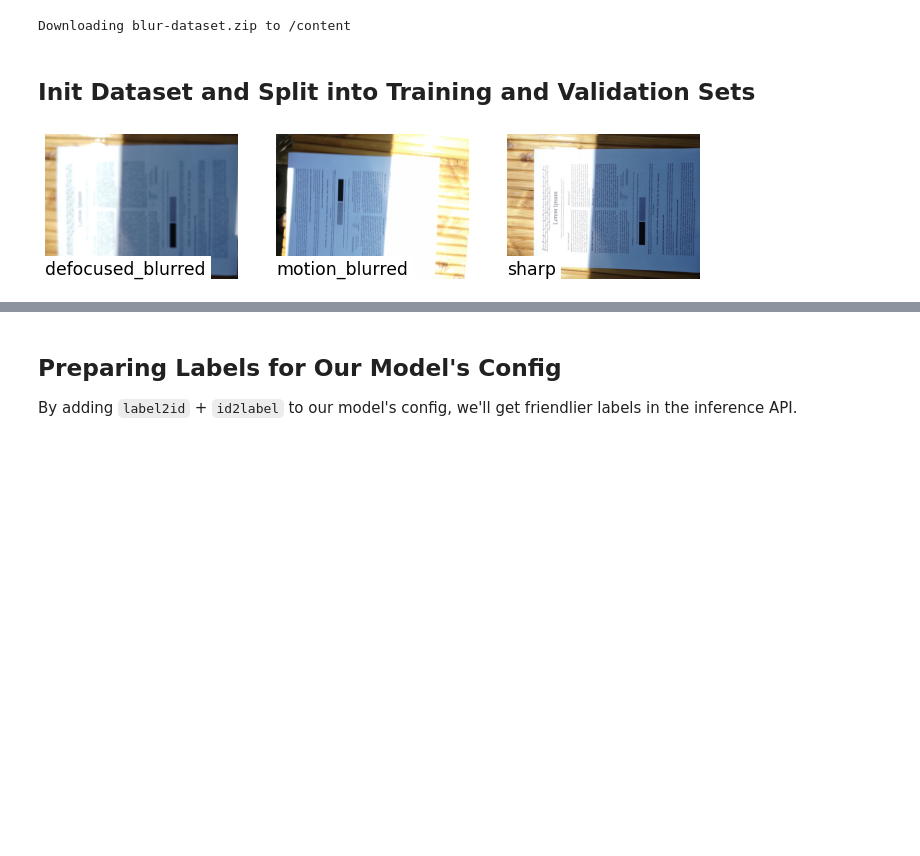
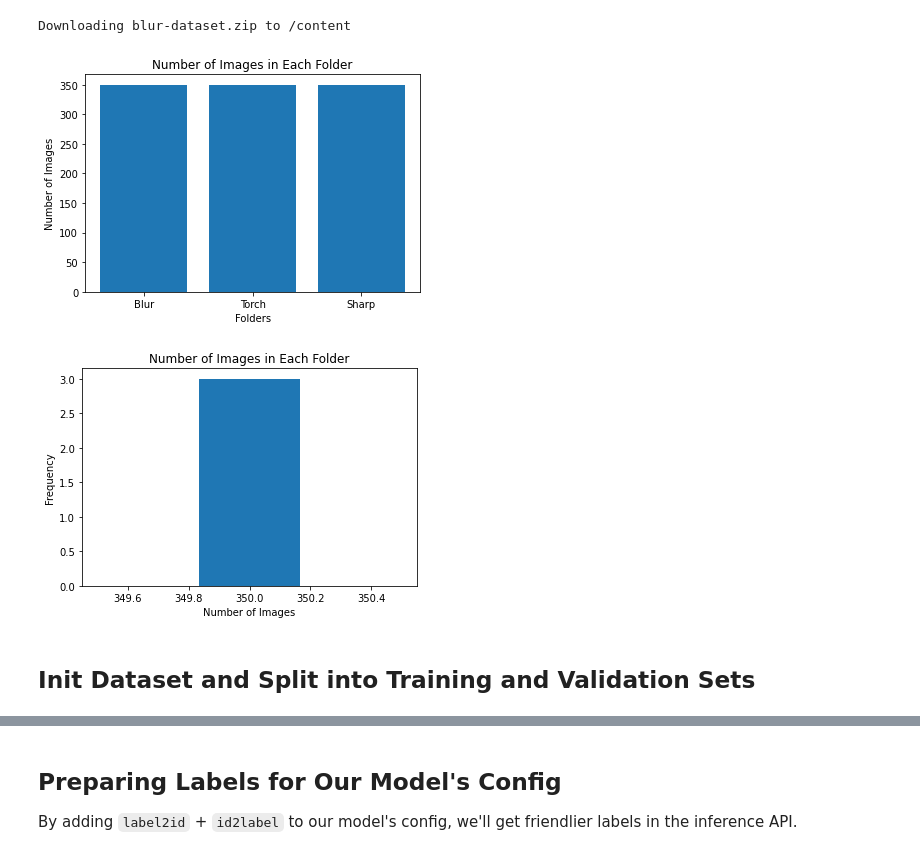
Before and after one commit to KLAU-S/Zummit-InfoLabs-Intern, a Jupyter notebook: ZAF/Multi-Output-Image-Classificatiion-using-VIT/quality_model/Class1.ipynb, the cells around one changed output, grey strips where cells are left out. Cells and saved outputs as stored; diff of their text form; code cells hidden in the pictures; blank space fills up the shorter version.

```diff
--- a/ZAF/Multi-Output-Image-Classificatiion-using-VIT/quality_model/Class1.ipynb
+++ b/ZAF/Multi-Output-Image-Classificatiion-using-VIT/quality_model/Class1.ipynb
@@ -25,3 +82,32 @@ Downloading blur-dataset.zip to /content
+# %%
+import matplotlib.pyplot as plt
+
+# Define the directory path
+dir_path = '/content/images'
+
+# Get the number of images in each folder
+blur_num = len(os.listdir(os.path.join(dir_path, 'blur')))
+torch_num = len(os.listdir(os.path.join(dir_path, 'torch')))
+sharp_num = len(os.listdir(os.path.join(dir_path, 'sharp')))
+
+# Create a bar chart of the number of images in each folder
+labels = ['Blur', 'Torch', 'Sharp']
+values = [blur_num, torch_num, sharp_num]
+plt.bar(labels, values)
+plt.title('Number of Images in Each Folder')
+plt.xlabel('Folders')
+plt.ylabel('Number of Images')
+plt.show()
+
+# Create a histogram of the number of images in each folder
+plt.hist([blur_num, torch_num, sharp_num], bins=3)
+plt.title('Number of Images in Each Folder')
+plt.xlabel('Number of Images')
+plt.ylabel('Frequency')
+plt.show()
+# %% [output]
+[figure, added]
+[figure, added]
 # %%
 %%capture
 
@@ -47,30 +133,3 @@ indices = torch.randperm(len(ds)).tolist()
 n_val = math.floor(len(indices) * .15)
 train_ds = torch.utils.data.Subset(ds, indices[:-n_val])
 val_ds = torch.utils.data.Subset(ds, indices[-n_val:])
-# %%
-plt.figure(figsize=(20,10))
-num_examples_per_class = 5
-i = 1
-for class_idx, class_name in enumerate(ds.classes):
-    folder = ds.root / class_name
-    for image_idx, image_path in enumerate(sorted(folder.glob('*'))):
-        if image_path.suffix in ds.extensions:
-            image = Image.open(image_path)
-            plt.subplot(len(ds.classes), num_examples_per_class, i)
-            ax = plt.gca()
-            ax.set_title(
-                class_name,
-                size='xx-large',
-                pad=5,
-                loc='left',
-                y=0,
-                backgroundcolor='white'
-            )
-            ax.axis('off')
-            plt.imshow(image)
-            i += 1
-
-            if image_idx + 1 == num_examples_per_class:
-                break
-# %% [output]
-[figure, removed]
```
Also changed, not shown: parts of 10 cells of this notebook, 6 other files.
